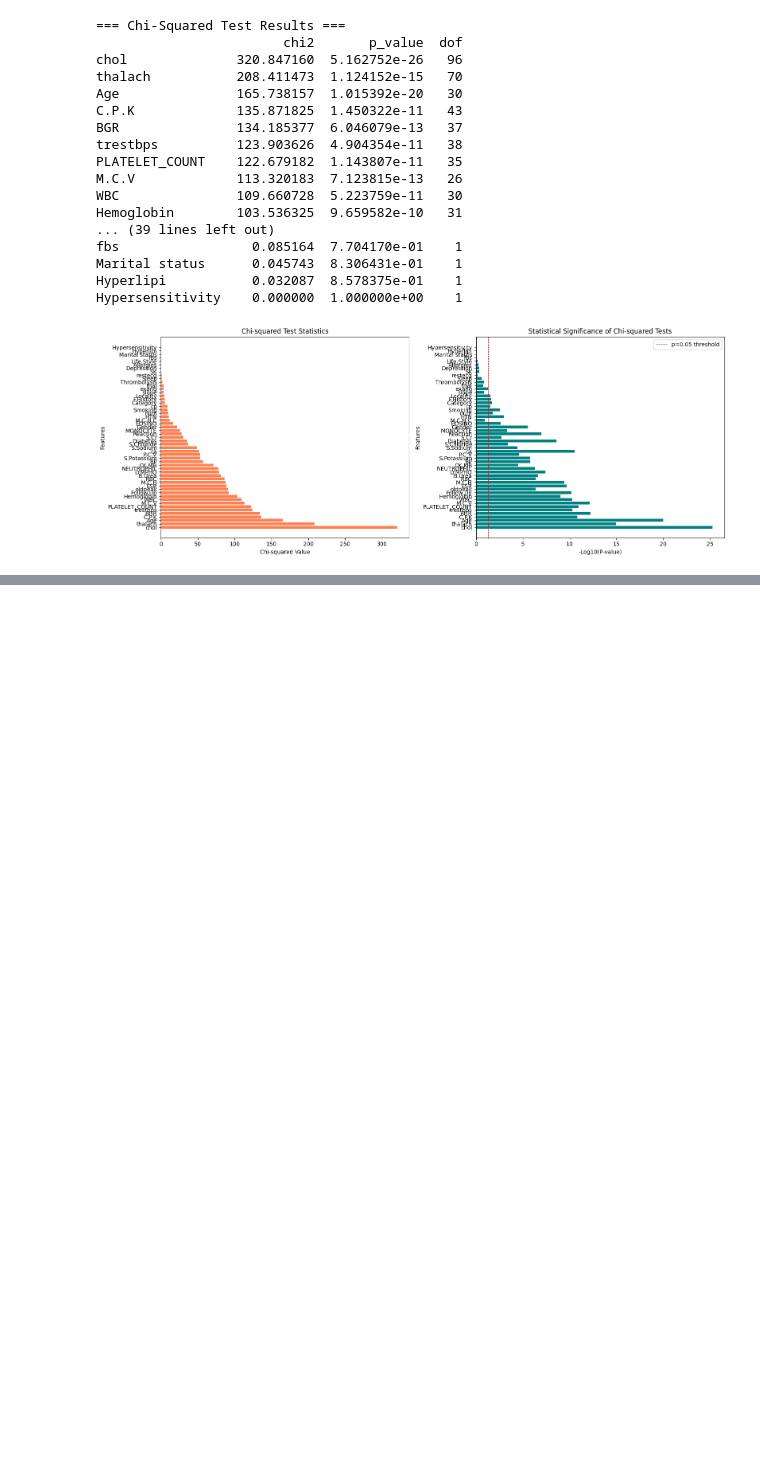
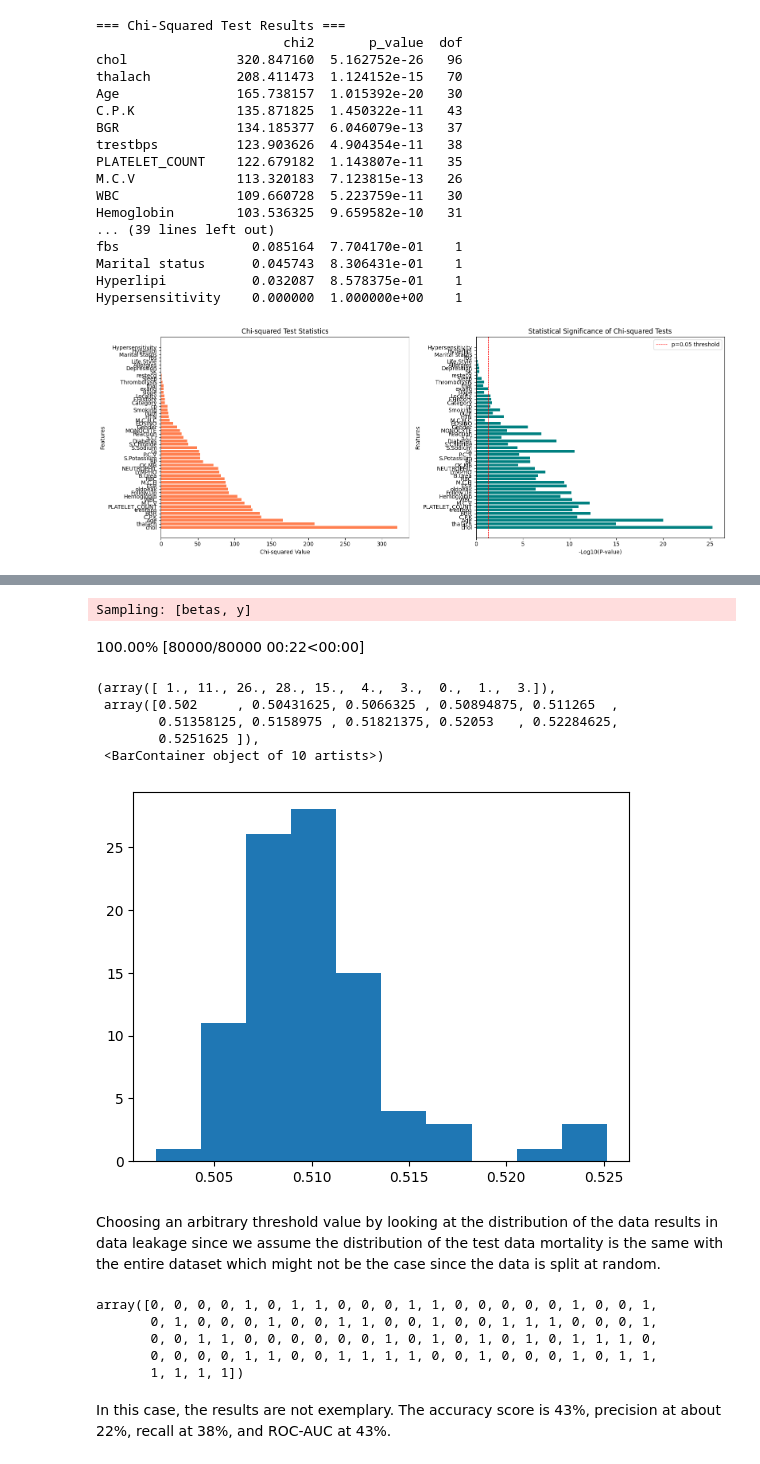
Before and after one commit to Akshit-H-Jain/heart-failure-prediction, a Jupyter notebook: notebooks/health-disease-prediction.ipynb, the cells around one changed output, grey strips where cells are left out. Saved outputs shown, nothing was run; the diff lists cells and outputs as text; code cells hidden in the pictures; blank space fills up the shorter version.

```diff
--- a/notebooks/health-disease-prediction.ipynb
+++ b/notebooks/health-disease-prediction.ipynb
@@ -642,0 +891,22 @@ Hypersensitivity    0.000000  1.000000e+00    1
+# %%
+with logistic_model:
+    pm.set_data({"X_shared": X_test})
+    pm.set_data({"y_shared": y_test})
+
+    posterior_pred_test = pm.sample_posterior_predictive(trace, random_seed=RANDOM_SEED)
+
+prob_predictions = np.mean(posterior_pred_test.posterior_predictive['y'].values, axis=(0, 1))
+# %% [output]
+Sampling: [betas, y]
+100.00% [80000/80000 00:22<00:00]
+# %%
+plt.hist(prob_predictions)
+# %% [output]
+(array([ 1., 11., 26., 28., 15.,  4.,  3.,  0.,  1.,  3.]),
+ array([0.502     , 0.50431625, 0.5066325 , 0.50894875, 0.511265  ,
+        0.51358125, 0.5158975 , 0.51821375, 0.52053   , 0.52284625,
+        0.5251625 ]),
+ <BarContainer object of 10 artists>)
+[figure, added]
+# %% [markdown]
+Choosing an arbitrary threshold value by looking at the distribution of the data results in data leakage since we assume the distribution of the test data mortality is the same with the entire dataset which might not be the case since the data is split at random.
@@ -642,0 +919,10 @@ Hypersensitivity    0.000000  1.000000e+00    1
+# %%
+binary_predictions
+# %% [output]
+array([0, 0, 0, 0, 1, 0, 1, 1, 0, 0, 0, 1, 1, 0, 0, 0, 0, 0, 1, 0, 0, 1,
+       0, 1, 0, 0, 0, 1, 0, 0, 1, 1, 0, 0, 1, 0, 0, 1, 1, 1, 0, 0, 0, 1,
+       0, 0, 1, 1, 0, 0, 0, 0, 0, 0, 1, 0, 1, 0, 1, 0, 1, 0, 1, 1, 1, 0,
+       0, 0, 0, 0, 1, 1, 0, 0, 1, 1, 1, 1, 0, 0, 1, 0, 0, 0, 1, 0, 1, 1,
+       1, 1, 1, 1])
+# %% [markdown]
+In this case, the results are not exemplary. The accuracy score is 43%, precision at about 22%, recall at 38%, and ROC-AUC at 43%.
```
Also changed, not shown: parts of 29 cells of this notebook.
